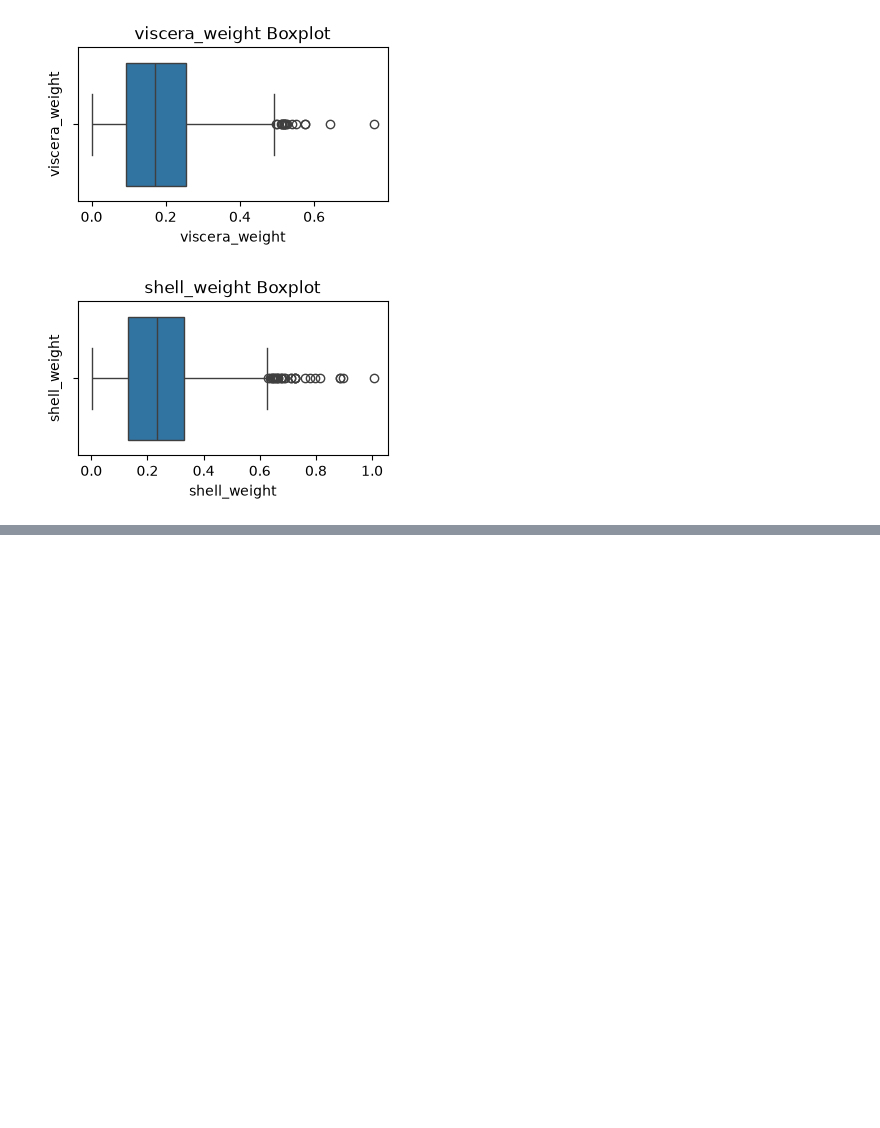
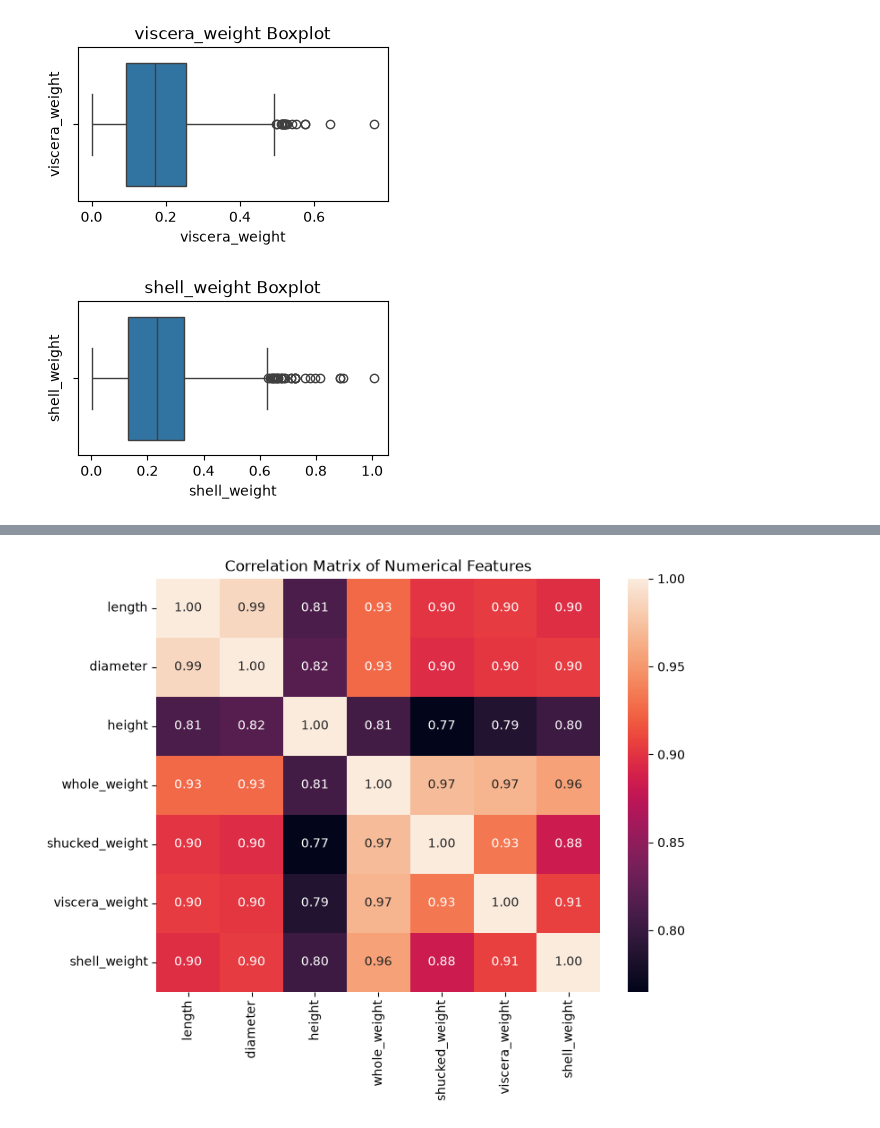
Before and after one commit to OleSuyaye/abalone-age-prediction-knn, a Jupyter notebook: notebooks/01_knn_regression_abalone.ipynb, the cells around one changed output, grey strips where cells are left out. Cells and saved outputs as stored; diff of their text form; code cells hidden in the pictures; blank space fills up the shorter version.

```diff
--- a/notebooks/01_knn_regression_abalone.ipynb
+++ b/notebooks/01_knn_regression_abalone.ipynb
@@ -235,0 +255,10 @@ for col in numerical_columns:
+# %%
+# Correlation Between numerical features
+correlation_matrix = X_train[numerical_columns.columns].corr()
+
+plt.figure(figsize=(8,6))
+sns.heatmap(data=correlation_matrix, annot=True, fmt=".2f")
+plt.title("Correlation Matrix of Numerical Features")
+plt.show()
+# %% [output]
+[figure, added]
```
Also changed, not shown: parts of 1 cell of this notebook.
